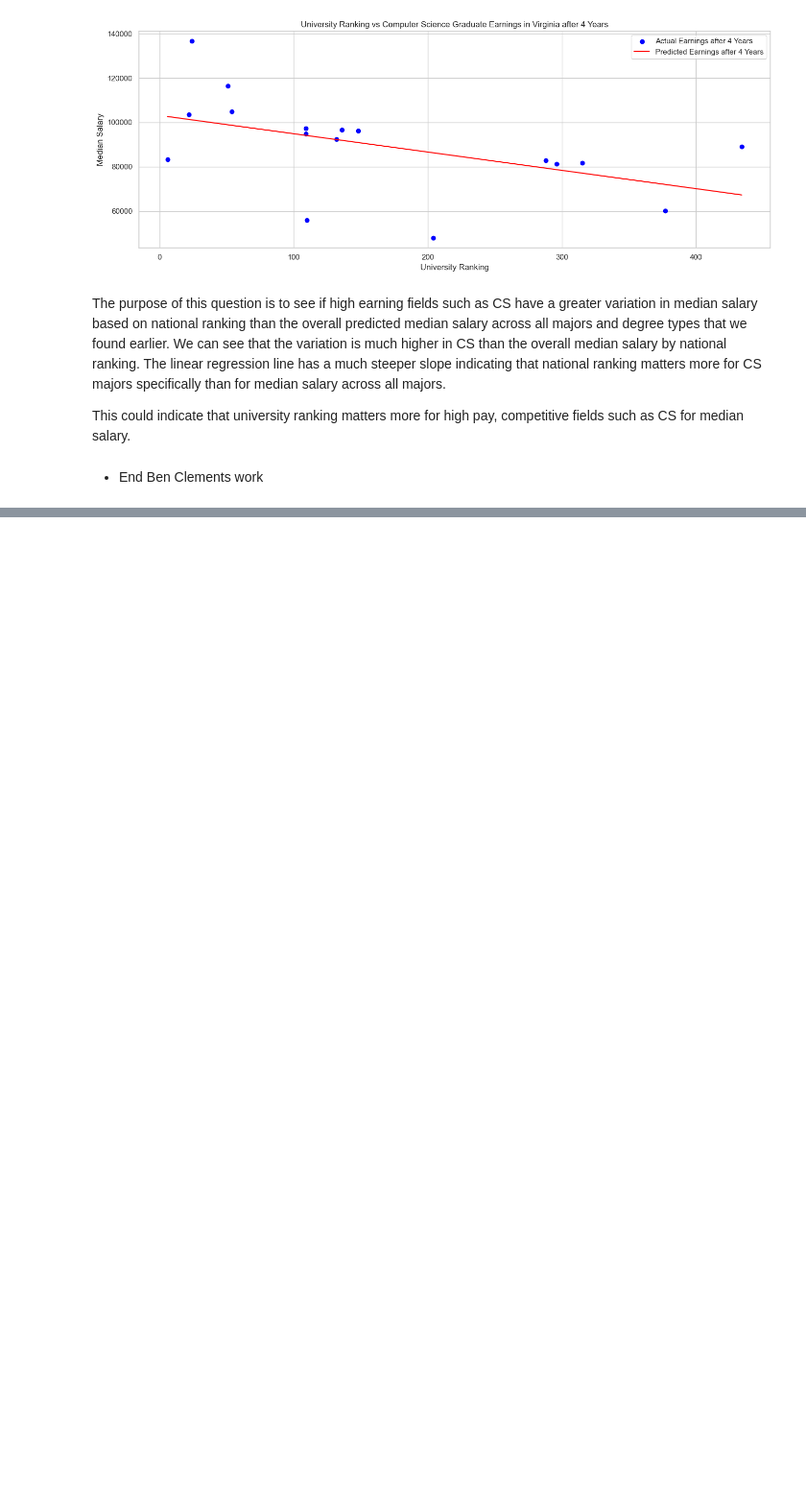
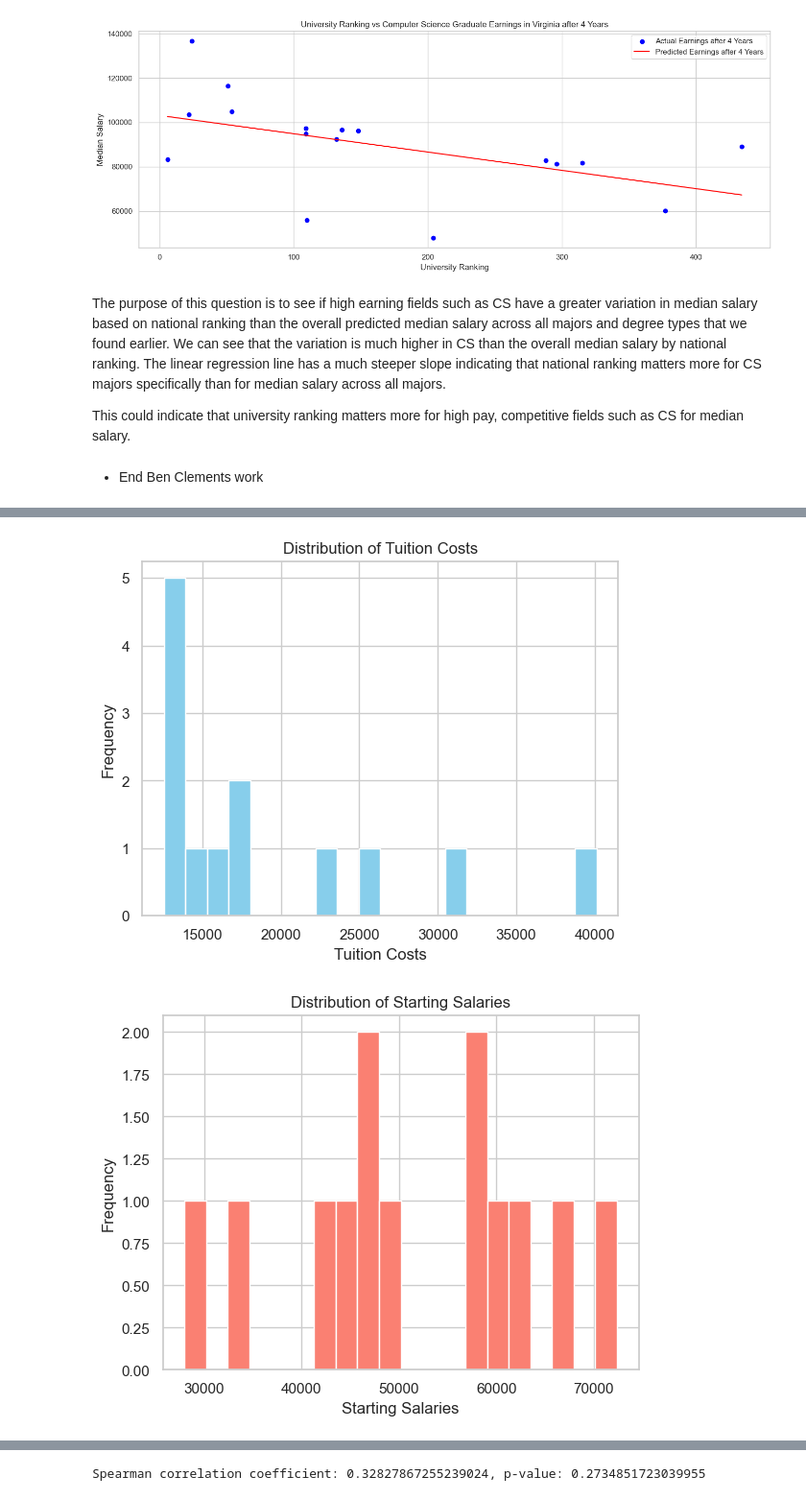
Before and after one commit to estherkdy/CS3654-Project, a Jupyter notebook: Project_latestVersion.ipynb, the cells around one changed output, grey strips where cells are left out. Shown at 96% size. Drawn from its saved outputs; the diff is of its cells as text; code cells hidden in the pictures; blank space fills up the shorter version.

```diff
--- a/Project_latestVersion.ipynb
+++ b/Project_latestVersion.ipynb
@@ -706,0 +712,23 @@ This could indicate that university ranking matters more for high pay, competiti
+# %%
+# Histograms of tuition costs and starting salaries
+tuition_and_earning['Tuition (In-State)'].hist(bins=20,color='skyblue')
+plt.title('Distribution of Tuition Costs')
+plt.xlabel('Tuition Costs')
+plt.ylabel('Frequency')
+plt.show()
+
+tuition_and_earning['Median_Earn_6'].hist(bins=20,color='salmon')
+plt.title('Distribution of Starting Salaries')
+plt.xlabel('Starting Salaries')
+plt.ylabel('Frequency')
+plt.show()
+
+# Scatter plot to visualize the relationship
+sns.scatterplot(x='Tuition (In-State)', y='Median_Earn_6', data=tuition_and_earning,color='purple')
+plt.title('Tuition Costs vs. Starting Salaries')
+plt.xlabel('Tuition Costs')
+plt.ylabel('Starting Salaries')
+plt.show()
+# %% [output]
+[figure, added]
+[figure, added]
@@ -706,0 +736,7 @@ This could indicate that university ranking matters more for high pay, competiti
+# %%
+# Performing Spearman correlation (assume that the data is not normalized)
+from scipy.stats import  spearmanr
+spearman_corr = spearmanr(tuition_and_earning['Tuition (In-State)'], tuition_and_earning['Median_Earn_6'])
+print(f"Spearman correlation coefficient: {spearman_corr[0]}, p-value: {spearman_corr[1]}")
+# %% [output]
+Spearman correlation coefficient: 0.32827867255239024, p-value: 0.2734851723039955
```
Also changed, not shown: parts of 7 cells of this notebook.
